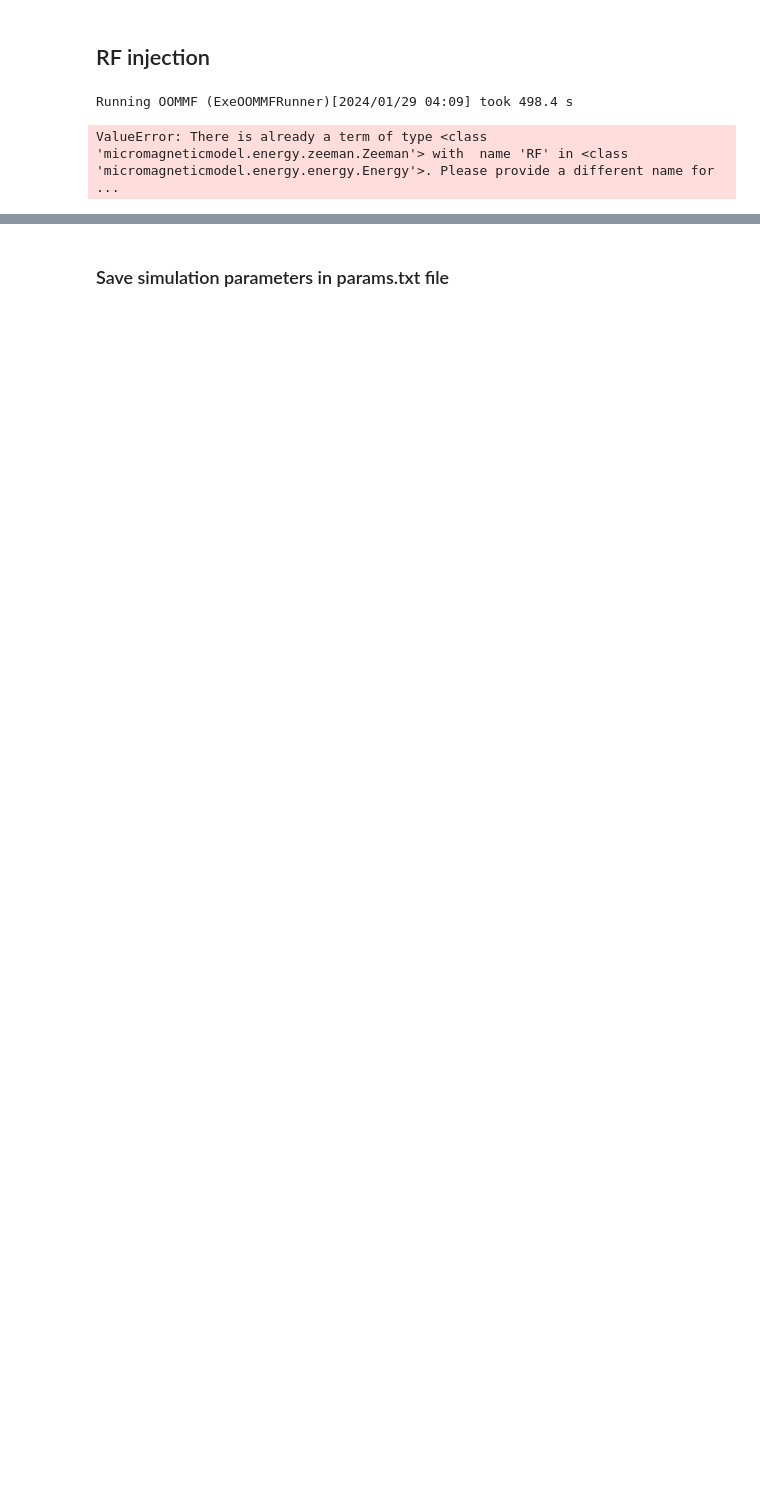
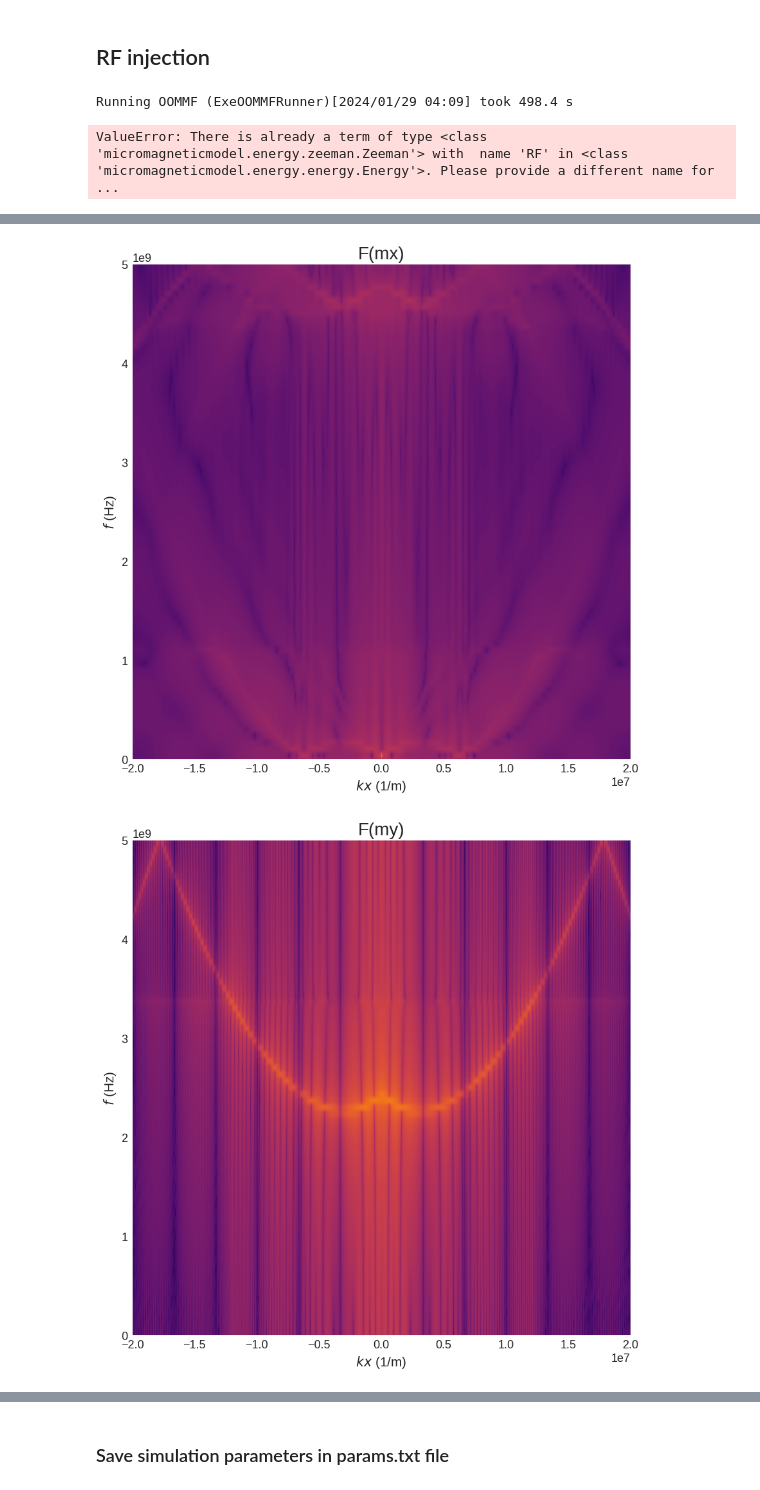
Before and after one commit to RiccardoCiviero/Spintronic_Project, a Jupyter notebook: P2.ipynb, the cells around one changed output, grey strips where cells are left out. Drawn from its saved outputs; the diff is of its cells as text; code cells hidden in the pictures; blank space fills up the shorter version.

```diff
--- a/P2.ipynb
+++ b/P2.ipynb
@@ -101,0 +93,3 @@ P2_100ns_10GHz_1000Oe_pureDE
+# %%
+sysName=f"P2_{int(T*1e9)}ns_{int(f_MAX*1e-9)}GHz_{Hy/Oe}Oe"
+print(sysName)
@@ -339,0 +274,9 @@ plt.savefig(f'{sysName}/images/F(mz).png', bbox_inches='tight')
+# %%
+xbounds=(-1/(5*cx),1/(5*cx))
+ybounds=(0,f_MAX)
+plotDispersion(m_fft_x,xbounds,ybounds,'x')
+plotDispersion(m_fft_y,xbounds,ybounds,'y')
+plotDispersion(m_fft_z,xbounds,ybounds,'z')
+# %% [output]
+[figure, added]
+[figure, added]
```
Also changed, not shown: parts of 15 cells of this notebook, 4 other files.
